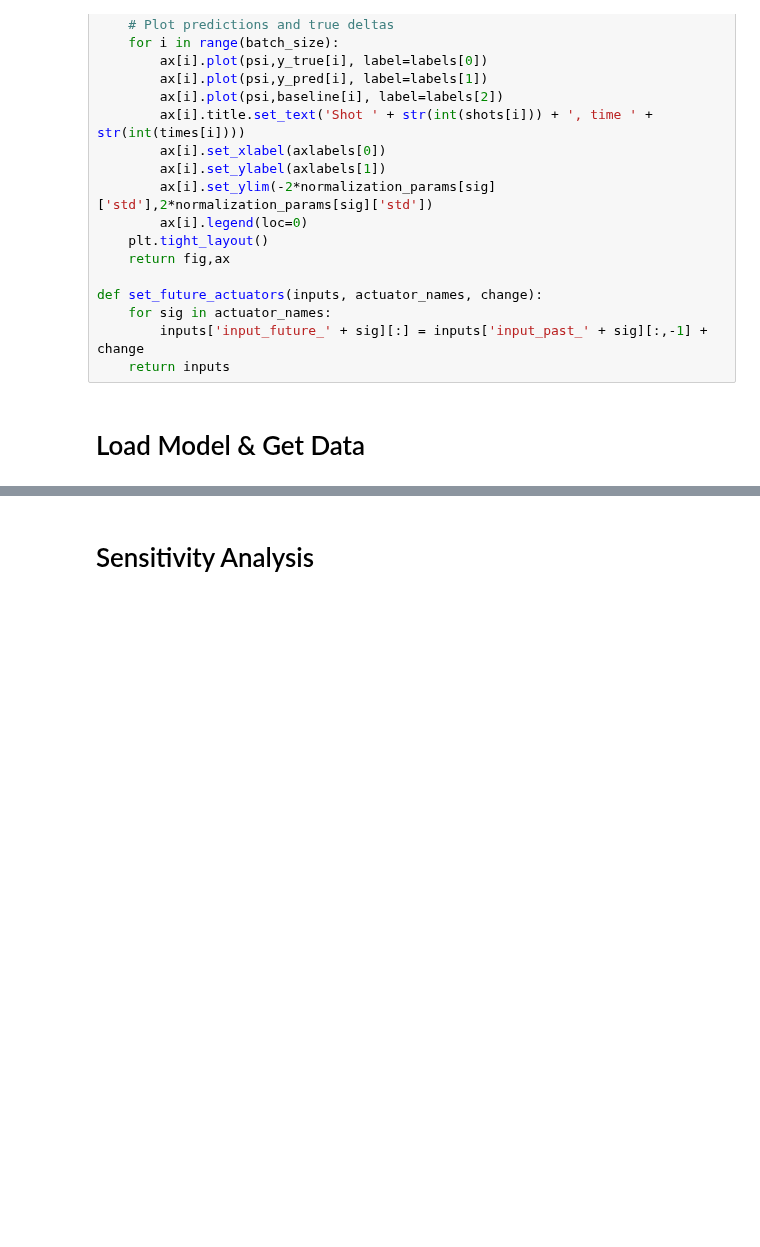
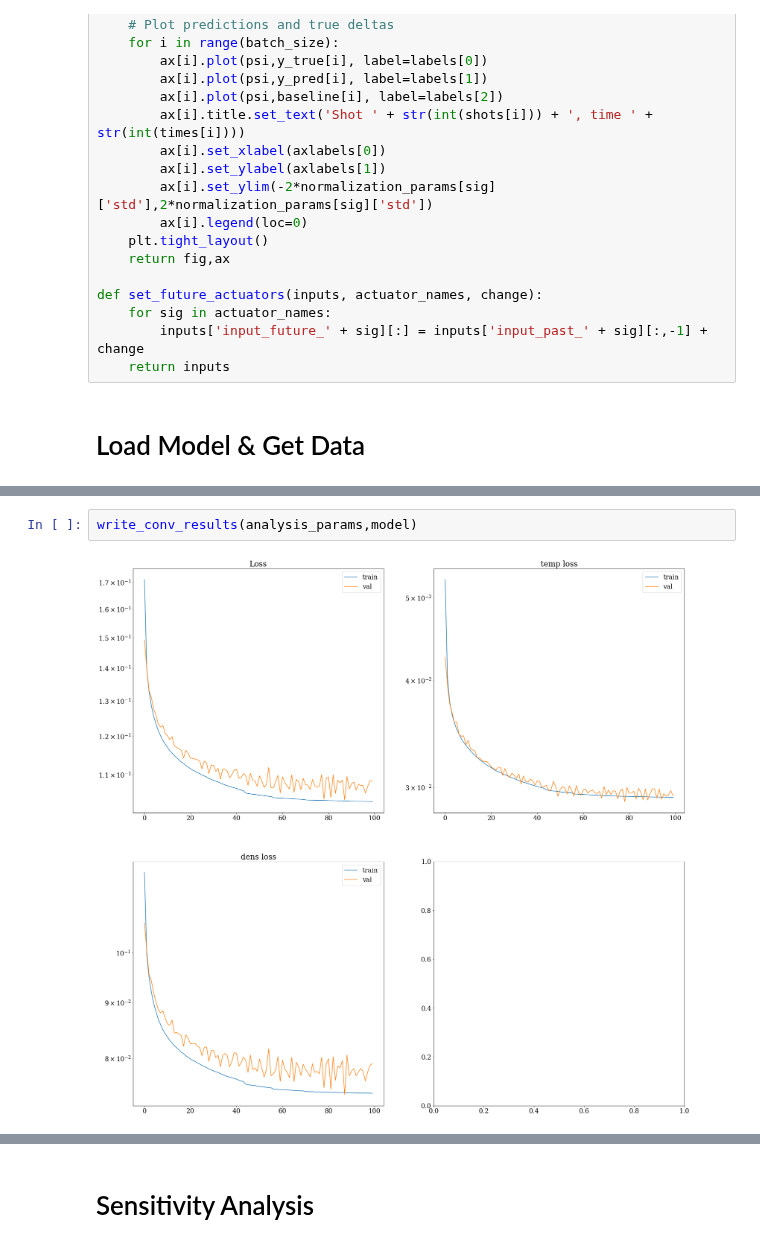
Before and after one commit to PlasmaControl/plasma-profile-predictor, a Jupyter notebook: notebooks/rory_analyze.ipynb, the cells around one changed output, grey strips where cells are left out. Drawn from its saved outputs; the diff is of its cells as text; blank space fills up the shorter version.

```diff
--- a/notebooks/rory_analyze.ipynb
+++ b/notebooks/rory_analyze.ipynb
@@ -152,3 +266,7 @@ print('with parameters: ' + str(analysis_params.keys()))
+# %%
+write_conv_results(analysis_params,model)
+# %% [output]
+[figure, added]
 # %%
 from IPython.display import SVG
 from keras.utils.vis_utils import model_to_dot
```
Also changed, not shown: parts of 11 cells of this notebook, 7 other files.
